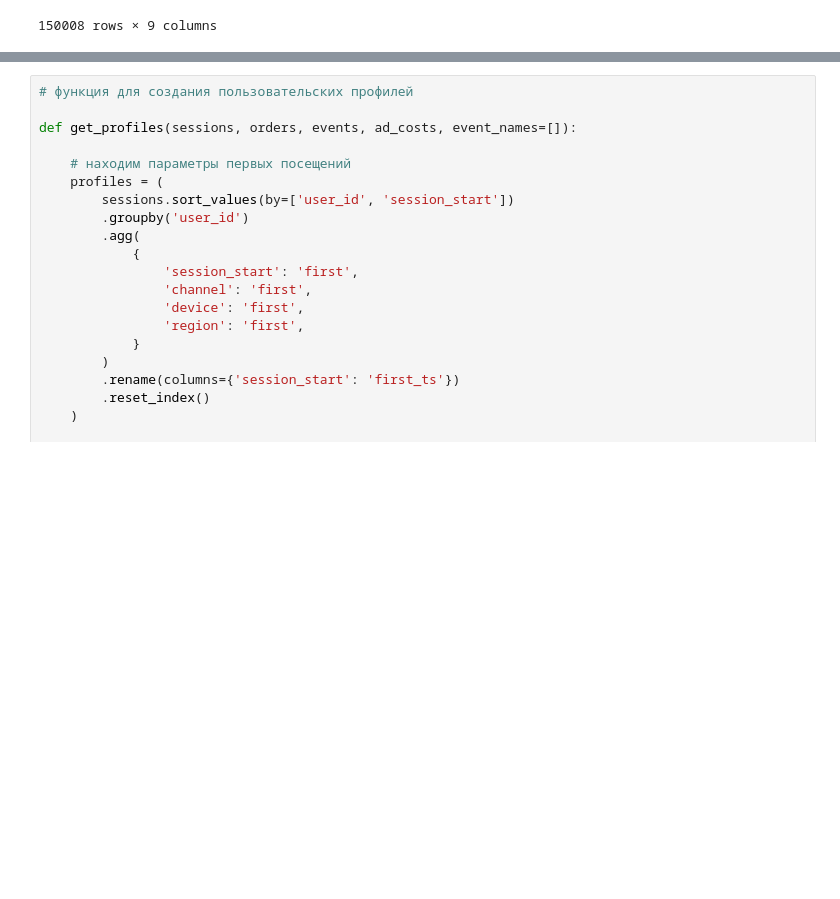
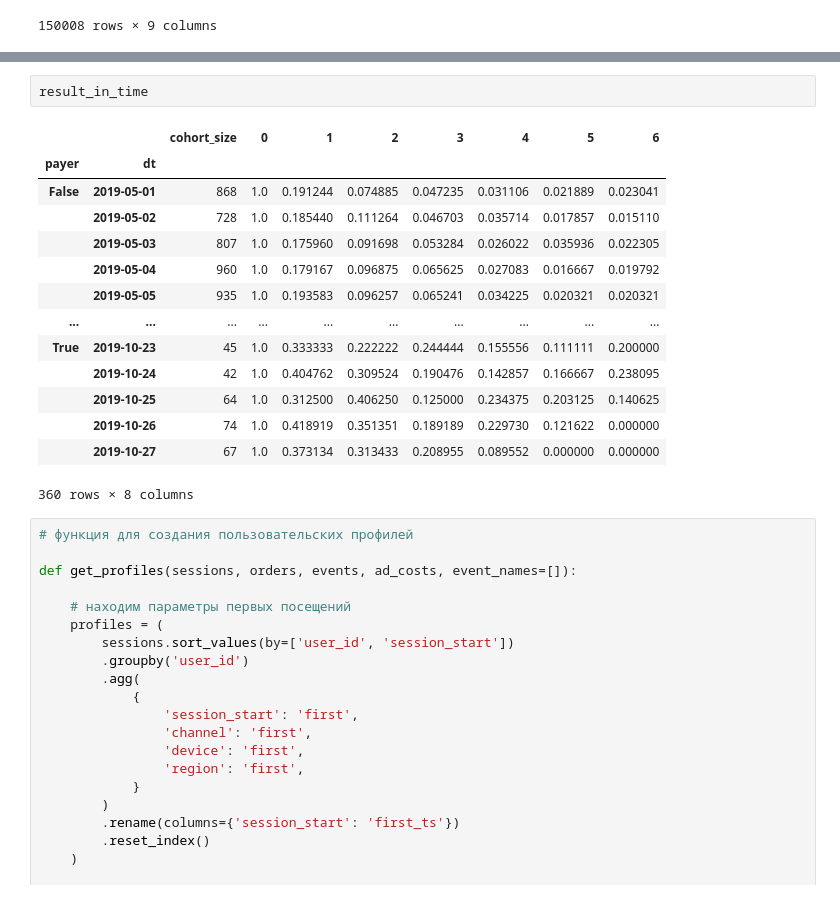
Before and after one commit to ikazman/practicum_da_projects, a Jupyter notebook: marketing_analysis/maketing_analysis.ipynb, the cells around one changed output, grey strips where cells are left out. Drawn from its saved outputs; the diff is of its cells as text; blank space fills up the shorter version.

```diff
--- a/marketing_analysis/maketing_analysis.ipynb
+++ b/marketing_analysis/maketing_analysis.ipynb
@@ -34,3 +82,20 @@ profiles
+# %%
+result_in_time
+# %% [output]
+|  |  | cohort_size | 0 | 1 | 2 | 3 | 4 | 5 | 6 |
+| payer | dt |  |  |  |  |  |  |  |  |
+| False | 2019-05-01 | 868 | 1.0 | 0.191244 | 0.074885 | 0.047235 | 0.031106 | 0.021889 | 0.023041 |
+|  | 2019-05-02 | 728 | 1.0 | 0.185440 | 0.111264 | 0.046703 | 0.035714 | 0.017857 | 0.015110 |
+|  | 2019-05-03 | 807 | 1.0 | 0.175960 | 0.091698 | 0.053284 | 0.026022 | 0.035936 | 0.022305 |
+|  | 2019-05-04 | 960 | 1.0 | 0.179167 | 0.096875 | 0.065625 | 0.027083 | 0.016667 | 0.019792 |
+|  | 2019-05-05 | 935 | 1.0 | 0.193583 | 0.096257 | 0.065241 | 0.034225 | 0.020321 | 0.020321 |
+| ... | ... | ... | ... | ... | ... | ... | ... | ... | ... |
+| True | 2019-10-23 | 45 | 1.0 | 0.333333 | 0.222222 | 0.244444 | 0.155556 | 0.111111 | 0.200000 |
+|  | 2019-10-24 | 42 | 1.0 | 0.404762 | 0.309524 | 0.190476 | 0.142857 | 0.166667 | 0.238095 |
+|  | 2019-10-25 | 64 | 1.0 | 0.312500 | 0.406250 | 0.125000 | 0.234375 | 0.203125 | 0.140625 |
+|  | 2019-10-26 | 74 | 1.0 | 0.418919 | 0.351351 | 0.189189 | 0.229730 | 0.121622 | 0.000000 |
+|  | 2019-10-27 | 67 | 1.0 | 0.373134 | 0.313433 | 0.208955 | 0.089552 | 0.000000 | 0.000000 |
+360 rows × 8 columns
 # %%
 # функция для создания пользовательских профилей
 
```
Also changed, not shown: parts of 10 cells of this notebook, 2 other files.
